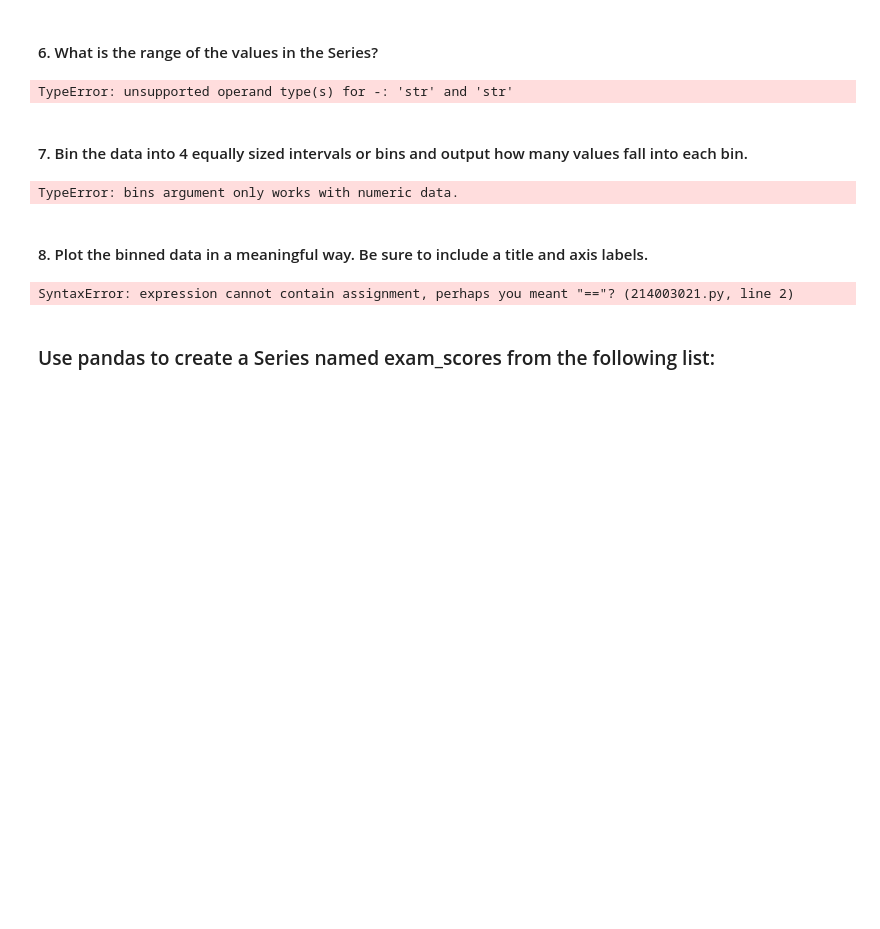
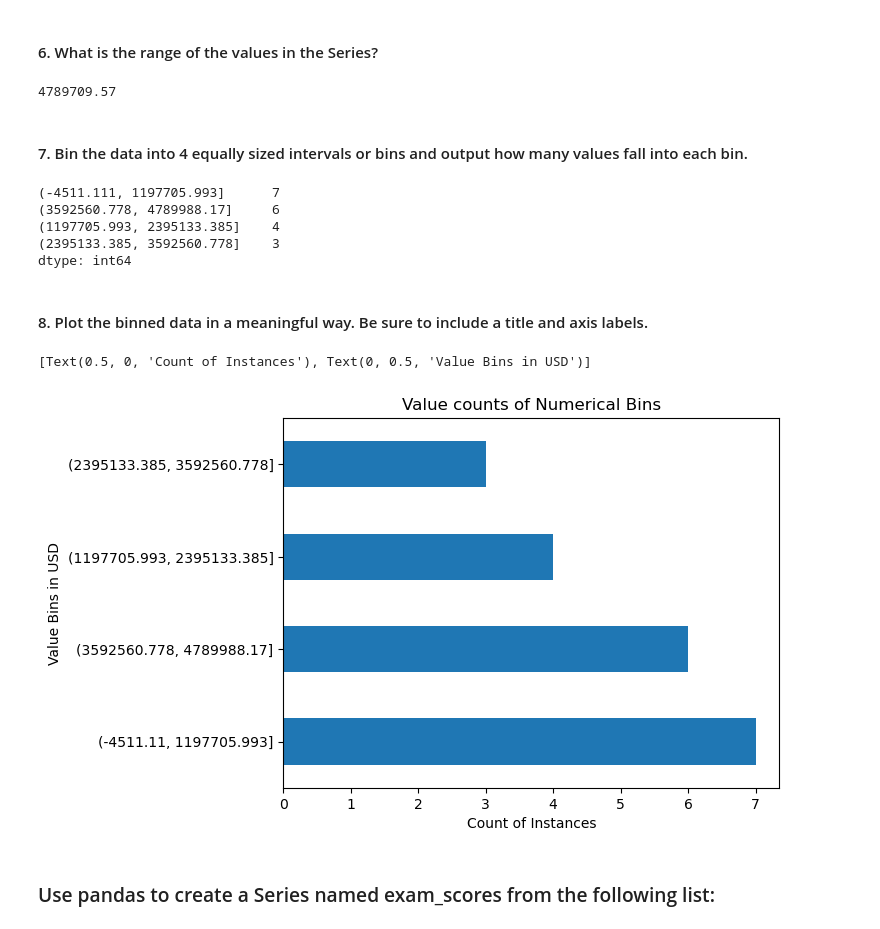
Before and after one commit to corey-baughman/005_numpy_pandas_visualization_exercises, a Jupyter notebook: 0216_pandas_series_exercises.ipynb, the cells around one changed output. Saved outputs shown, nothing was run; the diff lists cells and outputs as text; code cells hidden in the pictures; blank space fills up the shorter version.

```diff
--- a/0216_pandas_series_exercises.ipynb
+++ b/0216_pandas_series_exercises.ipynb
@@ -488,7 +539,7 @@ numbers.shape[0]
 # %% [markdown]
 #### 3. Perform the necessary manipulations by accessing Series attributes and methods to convert the numbers Series to a numeric data type.
 # %%
-numbers = float(numbers[0].replace('$', '').replace(',',''))
+numbers = numbers.str.strip('$').str.replace(',','').astype('float')
 # %%
 # without the regex argument, this gave a futureWarning about this function.
 # the regex argument
@@ -533,21 +569,26 @@ TypeError: Cannot use method 'nsmallest' with dtype object
 # %%
 numbers.max() - numbers.min()
 # %% [output]
-TypeError: unsupported operand type(s) for -: 'str' and 'str'
+4789709.57
 # %% [markdown]
 #### 7. Bin the data into 4 equally sized intervals or bins and output how many values fall into each bin.
 # %%
 numbers.value_counts(bins=4)
 # %% [output]
-TypeError: bins argument only works with numeric data.
+(-4511.111, 1197705.993]      7
+(3592560.778, 4789988.17]     6
+(1197705.993, 2395133.385]    4
+(2395133.385, 3592560.778]    3
+dtype: int64
 # %% [markdown]
 #### 8. Plot the binned data in a meaningful way. Be sure to include a title and axis labels.
 # %%
 pd.cut(numbers, 4).value_counts().plot.barh(
-    'title'='Value counts of Numerical Bins').set(
+    title='Value counts of Numerical Bins').set(
     xlabel='Count of Instances', ylabel='Value Bins in USD')
 # %% [output]
-SyntaxError: expression cannot contain assignment, perhaps you meant "=="? (214003021.py, line 2)
+[Text(0.5, 0, 'Count of Instances'), Text(0, 0.5, 'Value Bins in USD')]
+[figure, added]
 # %% [markdown]
 ### Use pandas to create a Series named exam_scores from the following list:
 # %%
```
Also changed, not shown: parts of 31 cells of this notebook, 1 other file.
